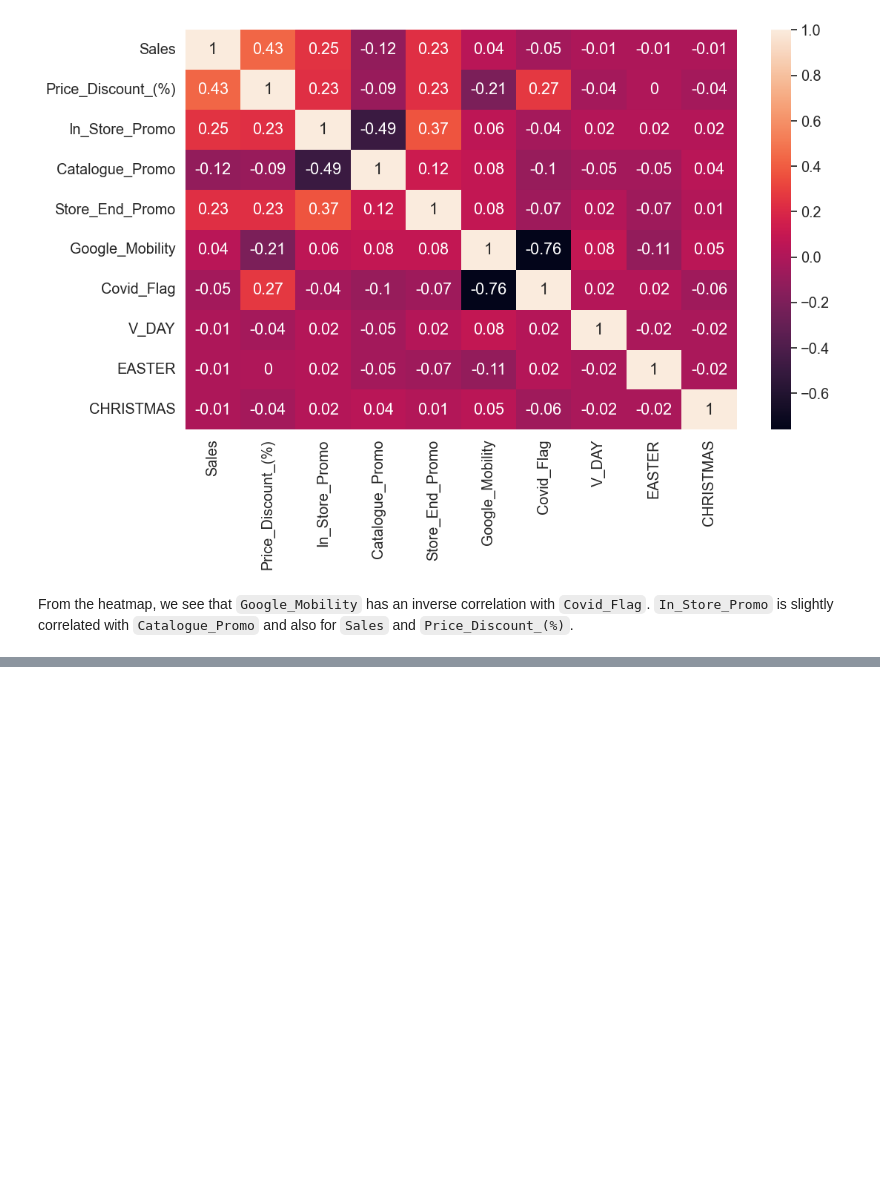
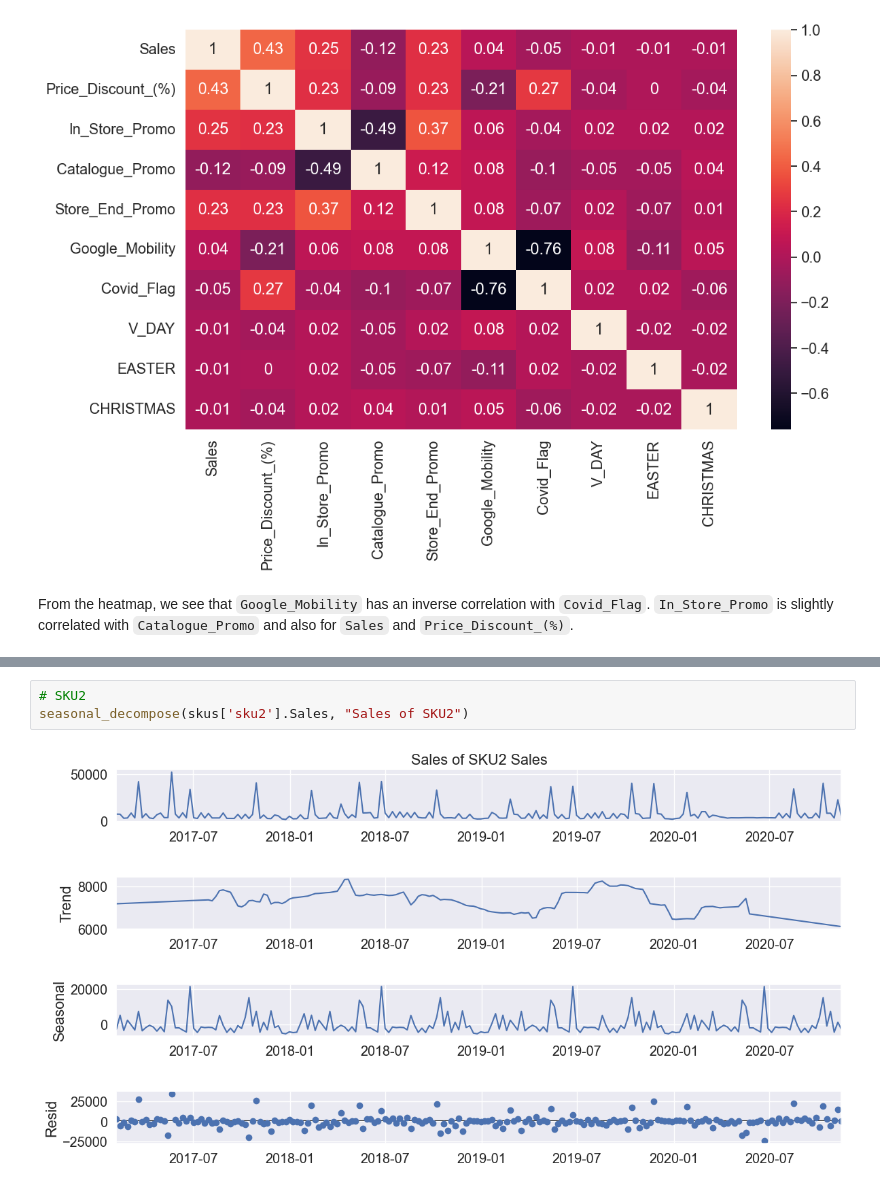
Before and after one commit to keithonpy/bev_retail_forecasting, a Jupyter notebook: retail_forecasting.ipynb, the cells around one changed output, grey strips where cells are left out. Drawn from its saved outputs; the diff is of its cells as text; blank space fills up the shorter version.

```diff
--- a/retail_forecasting.ipynb
+++ b/retail_forecasting.ipynb
@@ -209,0 +241,5 @@ From the heatmap, we see that `Google_Mobility` has an inverse correlation with
+# %%
+# SKU2
+seasonal_decompose(skus['sku2'].Sales, "Sales of SKU2")
+# %% [output]
+[figure, added]
```
Also changed, not shown: parts of 57 cells of this notebook.
